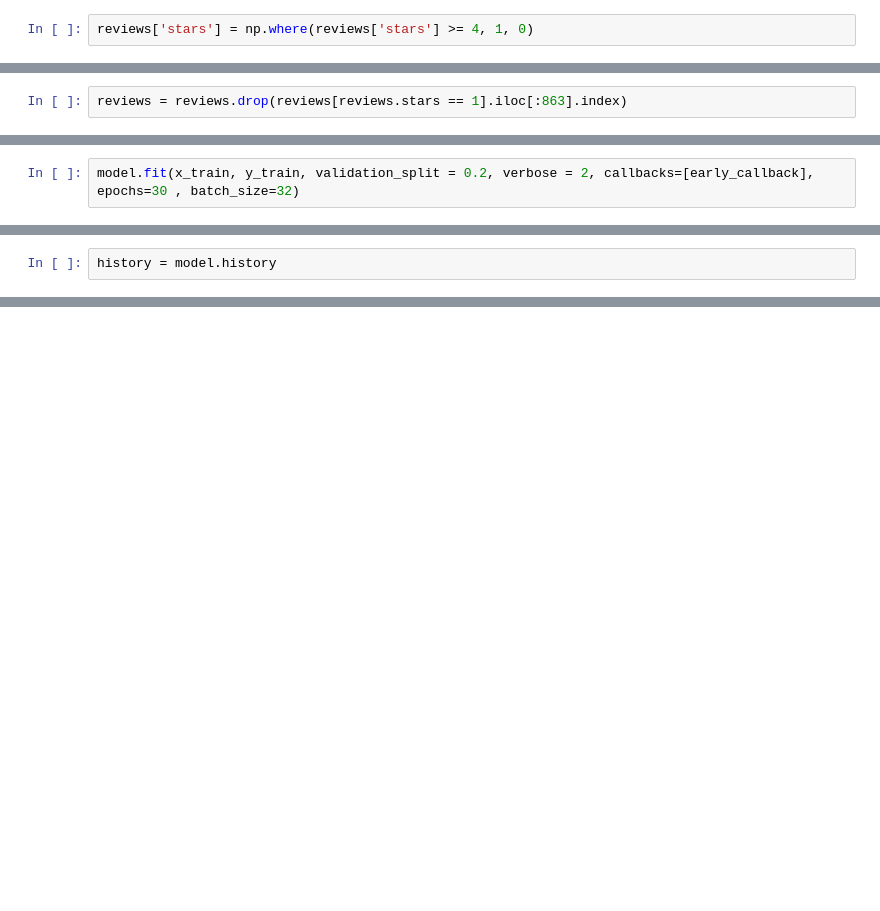
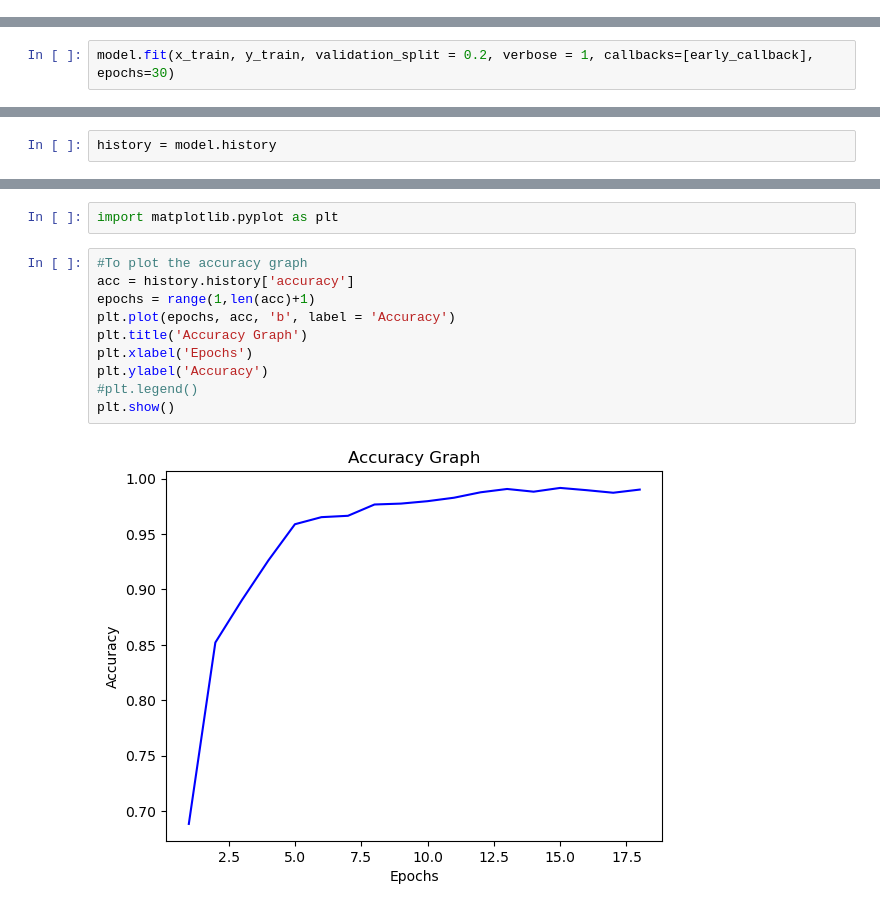
Before and after one commit to davronbekov/ml-project-sentiment-analysis, a Jupyter notebook: ml_sentiment_analysis.ipynb, the cells around one changed output, grey strips where cells are left out. Cells and saved outputs as stored; diff of their text form; blank space fills up the shorter version.

Commit message:
model training + callbacks

```diff
--- a/ml_sentiment_analysis.ipynb
+++ b/ml_sentiment_analysis.ipynb
@@ -50,4 +35,2 @@ reviews['stars'].value_counts().plot(kind='bar')
 # %% [markdown]
 all stars 4 and 5 are positive, others are negative
-# %%
-reviews['stars'] = np.where(reviews['stars'] >= 4, 1, 0)
@@ -67,5 +37,3 @@ Name: stars, dtype: int64
-# %%
-reviews = reviews.drop(reviews[reviews.stars == 1].iloc[:863].index)
 # %%
 max_features = 6000
 # we will use the Tokenizer class: create a word-to-index dictionary. In the word-to-index dictionary
@@ -132,6 +109,6 @@ from keras.callbacks import EarlyStopping
 
 early_callback = EarlyStopping(monitor='loss', patience=3)
 # %%
-model.fit(x_train, y_train, validation_split = 0.2, verbose = 2, callbacks=[early_callback], epochs=30 , batch_size=32)
+model.fit(x_train, y_train, validation_split = 0.2, verbose = 1, callbacks=[early_callback], epochs=30)
 # %% [output]
 Epoch 1/30
@@ -165,0 +144,14 @@ print(accuracy_score(y_test, y_pred_classes))
+# %%
+import matplotlib.pyplot as plt
+# %%
+#To plot the accuracy graph
+acc = history.history['accuracy']
+epochs = range(1,len(acc)+1)
+plt.plot(epochs, acc, 'b', label = 'Accuracy')
+plt.title('Accuracy Graph')
+plt.xlabel('Epochs')
+plt.ylabel('Accuracy')
+#plt.legend()
+plt.show()
+# %% [output]
+[figure, added]
```
Also changed, not shown: parts of 25 cells of this notebook, 1 other file.
